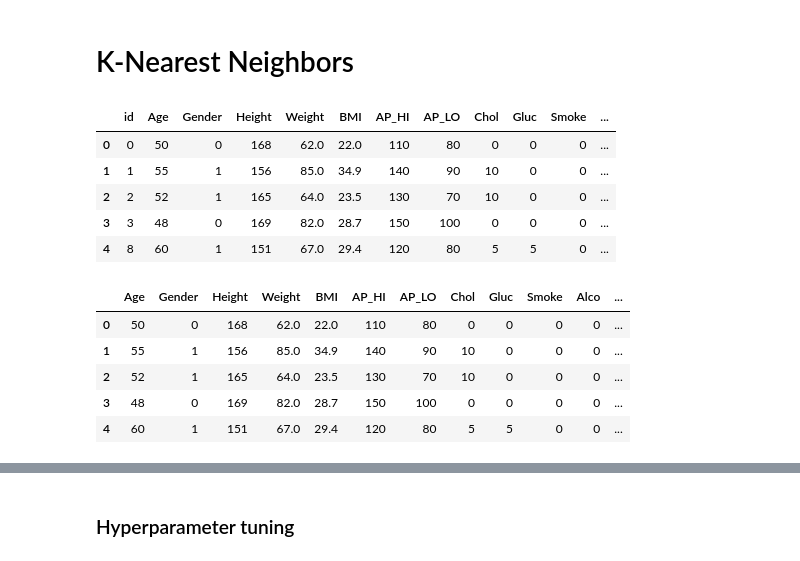
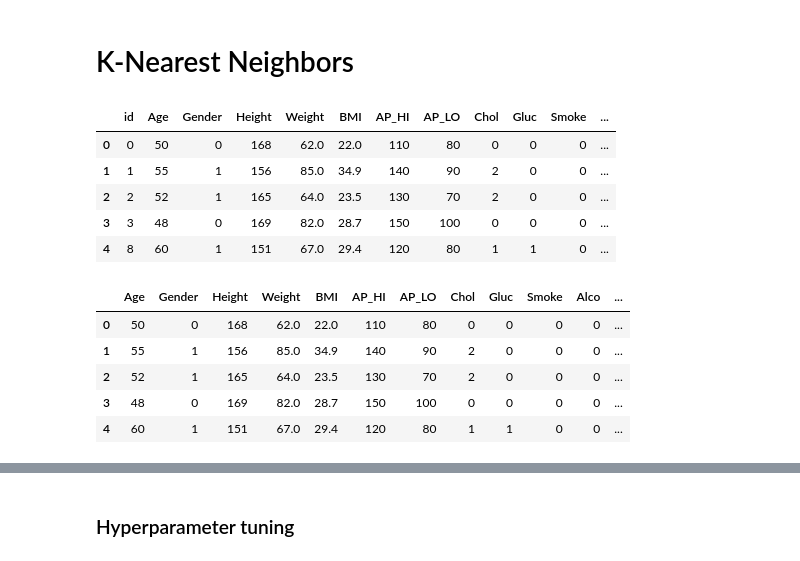
Before and after one commit to timothy-lew/dsai_mini_project, a Jupyter notebook: K-Nearest_Neighbors.ipynb, the cells around one changed output, grey strips where cells are left out. Drawn from its saved outputs; the diff is of its cells as text; code cells hidden in the pictures.

```diff
--- a/K-Nearest_Neighbors.ipynb
+++ b/K-Nearest_Neighbors.ipynb
@@ -45,17 +45,17 @@ memory usage: 6.3+ MB
 # %%
 #change categorical-level to numeric-level
 
-cardio_clean['Chol']=cardio_clean['Chol'].replace(['N','B','H'],[0,5,10])
-cardio_clean['Gluc']=cardio_clean['Gluc'].replace(['N','B','H'],[0,5,10])
+cardio_clean['Chol']=cardio_clean['Chol'].replace(['N','B','H'],[0,1,2])
+cardio_clean['Gluc']=cardio_clean['Gluc'].replace(['N','B','H'],[0,1,2])
 cardio_clean['Gender']=cardio_clean['Gender'].replace(['M','F'],[0,1])
 cardio_clean.head()
 # %% [output]
 |  | id | Age | Gender | Height | Weight | BMI | AP_HI | AP_LO | Chol | Gluc | Smoke | ... |
 | 0 | 0 | 50 | 0 | 168 | 62.0 | 22.0 | 110 | 80 | 0 | 0 | 0 | ... |
-| 1 | 1 | 55 | 1 | 156 | 85.0 | 34.9 | 140 | 90 | 10 | 0 | 0 | ... |
-| 2 | 2 | 52 | 1 | 165 | 64.0 | 23.5 | 130 | 70 | 10 | 0 | 0 | ... |
+| 1 | 1 | 55 | 1 | 156 | 85.0 | 34.9 | 140 | 90 | 2 | 0 | 0 | ... |
+| 2 | 2 | 52 | 1 | 165 | 64.0 | 23.5 | 130 | 70 | 2 | 0 | 0 | ... |
 | 3 | 3 | 48 | 0 | 169 | 82.0 | 28.7 | 150 | 100 | 0 | 0 | 0 | ... |
-| 4 | 8 | 60 | 1 | 151 | 67.0 | 29.4 | 120 | 80 | 5 | 5 | 0 | ... |
+| 4 | 8 | 60 | 1 | 151 | 67.0 | 29.4 | 120 | 80 | 1 | 1 | 0 | ... |
 # %%
 # Separate the predictors to X and Response to y
 y =cardio_clean['Cardio']
@@ -65,10 +65,10 @@ X.head()
 # %% [output]
 |  | Age | Gender | Height | Weight | BMI | AP_HI | AP_LO | Chol | Gluc | Smoke | Alco | ... |
 | 0 | 50 | 0 | 168 | 62.0 | 22.0 | 110 | 80 | 0 | 0 | 0 | 0 | ... |
-| 1 | 55 | 1 | 156 | 85.0 | 34.9 | 140 | 90 | 10 | 0 | 0 | 0 | ... |
-| 2 | 52 | 1 | 165 | 64.0 | 23.5 | 130 | 70 | 10 | 0 | 0 | 0 | ... |
+| 1 | 55 | 1 | 156 | 85.0 | 34.9 | 140 | 90 | 2 | 0 | 0 | 0 | ... |
+| 2 | 52 | 1 | 165 | 64.0 | 23.5 | 130 | 70 | 2 | 0 | 0 | 0 | ... |
 | 3 | 48 | 0 | 169 | 82.0 | 28.7 | 150 | 100 | 0 | 0 | 0 | 0 | ... |
-| 4 | 60 | 1 | 151 | 67.0 | 29.4 | 120 | 80 | 5 | 5 | 0 | 0 | ... |
+| 4 | 60 | 1 | 151 | 67.0 | 29.4 | 120 | 80 | 1 | 1 | 0 | 0 | ... |
 # %%
 # Split the Dataset into Train and Test
 X_train, X_test, y_train, y_test = train_test_split(X, y, test_size = 0.25, random_state = 42)
```
Also changed, not shown: parts of 8 cells of this notebook, 4 other files.
